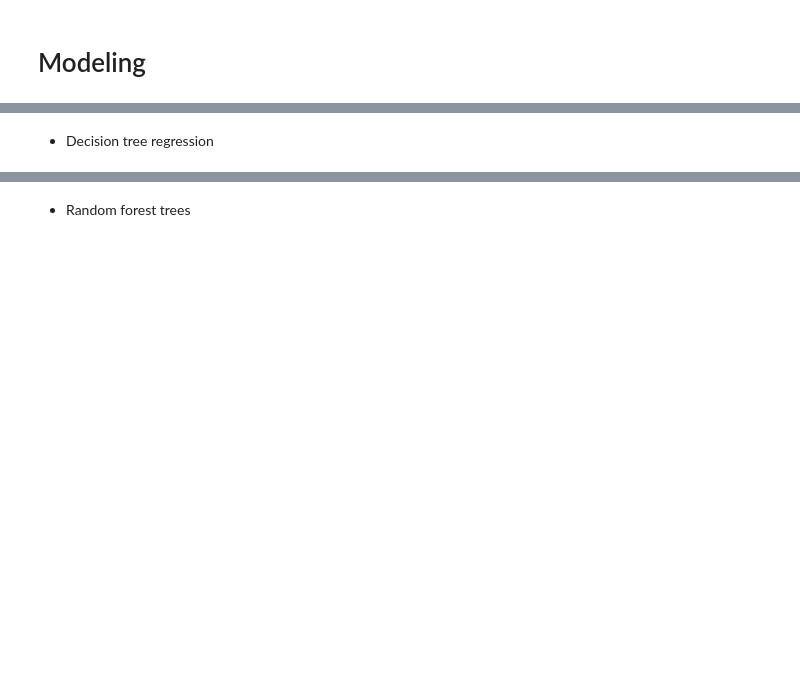
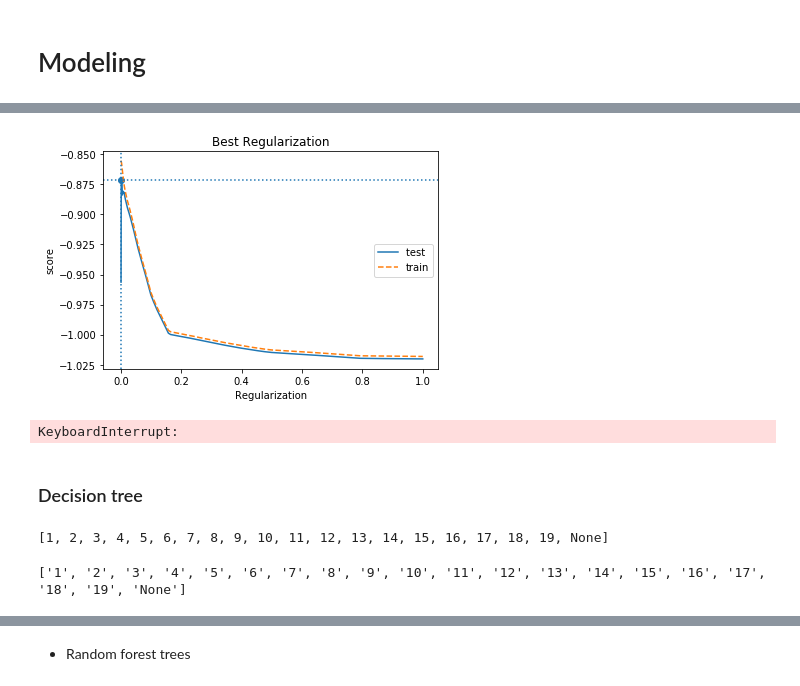
Before and after one commit to october25kim/miniproject, a Jupyter notebook: 이길용/regression_prj.ipynb, the cells around one changed output, grey strips where cells are left out. Saved outputs shown, nothing was run; the diff lists cells and outputs as text; code cells hidden in the pictures; blank space fills up the shorter version.

```diff
--- a/이길용/regression_prj.ipynb
+++ b/이길용/regression_prj.ipynb
@@ -205,0 +233,34 @@ plt.show()
+# %%
+train_scores = []
+test_scores = []
+
+for alpha in alphas:
+    model = Lasso(alpha=alpha)
+    train_score = -mean_squared_error(Y_test, model.fit(X_train_RB, Y_train).predict(X_test_RB))
+    test_score = np.mean(cross_val_score(model, X_train_RB, Y_train, scoring="neg_mean_squared_error", cv=5))
+    train_scores.append(train_score)
+    test_scores.append(test_score)
+optimal_alpha = alphas[np.argmax(test_scores)]
+optimal_score = np.max(test_scores)
+
+plt.plot(alphas, test_scores, "-", label="test ")
+plt.plot(alphas, train_scores, "--", label="train")
+plt.axhline(optimal_score, linestyle=':')
+plt.axvline(optimal_alpha, linestyle=':')
+plt.scatter(optimal_alpha, optimal_score)
+plt.title("Best Regularization")
+plt.ylabel('score')
+plt.xlabel('Regularization')
+plt.legend()
+plt.show()
+# %% [output]
+[figure, added]
+# %%
+lasso = Lasso()
+parameters = {'alpha': alphas }
+lasso_reg = GridSearchCV(lasso, parameters, scoring='neg_mean_squared_error',cv=5)
+lasso_reg.fit(X_train_RB,Y_train)
+print(lasso_reg.best_params_)
+print(lasso_reg.best_score_)
+# %% [output]
+KeyboardInterrupt:
@@ -206,2 +275,10 @@ plt.show()
 # %% [markdown]
-* Decision tree regression
+### Decision tree
+# %%
+max_depths = list(range(1, 20)) + [None]
+print(max_depths)
+
+rmse_valid = []
+mae_valid = []
+# %% [output]
+[1, 2, 3, 4, 5, 6, 7, 8, 9, 10, 11, 12, 13, 14, 15, 16, 17, 18, 19, None]
@@ -207,0 +301,5 @@ plt.show()
+# %%
+xticks = list(map(str, max_depths))
+print(xticks)
+# %% [output]
+['1', '2', '3', '4', '5', '6', '7', '8', '9', '10', '11', '12', '13', '14', '15', '16', '17', '18', '19', 'None']
```
Also changed, not shown: parts of 25 cells of this notebook.
